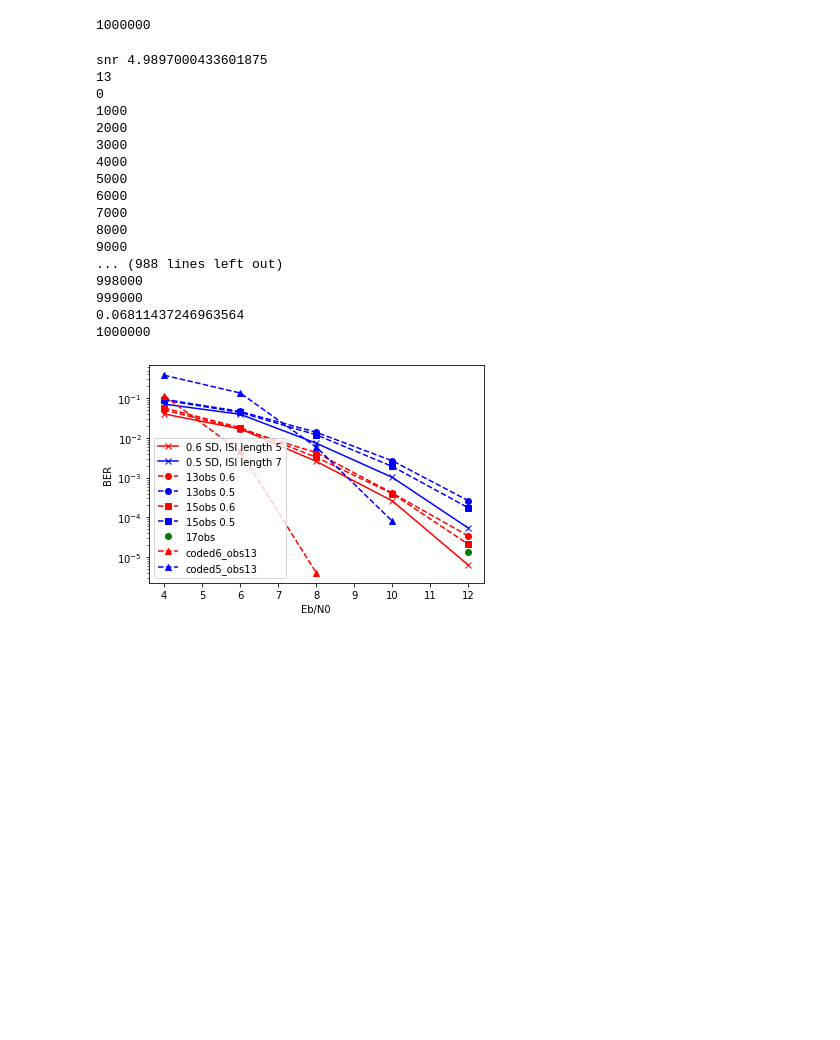
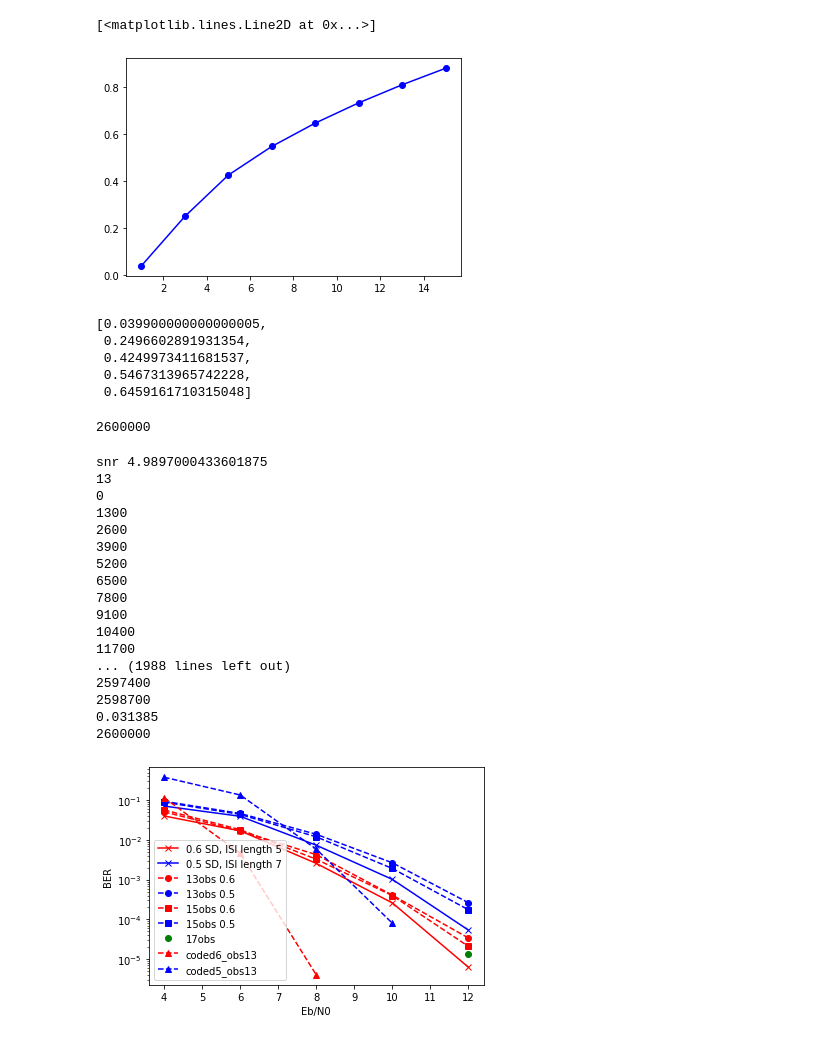
Before and after one commit to SINAABBASI/FTN2, a Jupyter notebook: nnLLR.ipynb, the cells around one changed output. Drawn from its saved outputs; the diff is of its cells as text; code cells hidden in the pictures; blank space fills up the shorter version.

```diff
--- a/nnLLR.ipynb
+++ b/nnLLR.ipynb
@@ -158,9 +224,24 @@ KNeighborsClassifier(n_neighbors=8, weights='distance')
+# %%
+arr=[ 0.039900000000000005,0.2496602891931354,0.4249973411681537,
+        0.5467313965742228,0.6459161710315048,0.7317787780470271,0.808574461629849,0.8786837542597451]
+plt.plot([1,3,5,7,9,11,13,15],arr,'bo-')
+# %% [output]
+[<matplotlib.lines.Line2D at 0x...>]
+[figure, added]
+# %%
+arr
+# %% [output]
+[0.039900000000000005,
+ 0.2496602891931354,
+ 0.4249973411681537,
+ 0.5467313965742228,
+ 0.6459161710315048]
 # %%
-mat = spio.loadmat('./data/testData5e5_int.mat')
+mat = spio.loadmat('./data/testData13e5_int.mat')
 dataIn = np.array(mat['intrl'],dtype=int)[0]
 print(len(dataIn))
 # %% [output]
-1000000
+2600000
 # %%
 
 ebno = 8
@@ -173,10 +254,13 @@ print(dim)
 llrVal = []
 err = []
 for step in range(0,len(dataIn),n_ch):
-    print(step)
+    if step % 1300 == 0 : print(step)
     s = 2*dataIn[step:step+n_ch]-1
     s = np.array(s).reshape((n_ch, 1))
+    total_energy = sum([ii**2 for ii in s])
+    energyPerSym = total_energy / n_ch
     noise = np.sqrt(noisePw/2)*np.random.standard_normal((n_ch,1))
+
     r = np.dot(h_ch,s) + noise
     X_t = np.zeros((n_ch-(dim-1),dim))
     Y = []
@@ -194,16 +278,18 @@ for step in range(0,len(dataIn),n_ch):
     err += [sum(Y_tt != Y)/len(Y)]
 
 
+
     for j in range(len(Y_t[0])):
         candList = []
         for idx in Y_t[1][j]:
             candList += [sysModel.s_in[idx].T]
         outputLLR = LLR(n = dim, candList = candList, noisePw=noisePw, dis=Y_t[0][j])
-
-        if j == 0: llrVal += list(outputLLR[:dim//2+1])
-        elif j == len(Y_t[0]) - 1: llrVal += list(outputLLR[dim//2:])
-        else: llrVal += [outputLLR[dim//2]]
-
+        llrVal += list(outputLLR)
+#         if j == 0: llrVal += list(outputLLR[:dim//2+1])
+#         elif j == len(Y_t[0]) - 1: llrVal += list(outputLLR[dim//2:])
+#         else: llrVal += [outputLLR[dim//2]]
+#     print(llrVal)
+#     break
 print(np.mean(err))
 
 print(len(llrVal))
@@ -211,20 +297,20 @@ print(len(llrVal))
 snr 4.9897000433601875
 13
 0
-1000
-2000
-3000
-4000
-5000
-6000
-7000
-8000
-9000
-... (988 lines left out)
-998000
-999000
-0.06811437246963564
-1000000
+1300
+2600
+3900
+5200
+6500
+7800
+9100
+10400
+11700
+... (1988 lines left out)
+2597400
+2598700
+0.031385
+2600000
 # %%
 import csv
 fields = []
```
Also changed, not shown: parts of 9 cells of this notebook, 4 other files.
